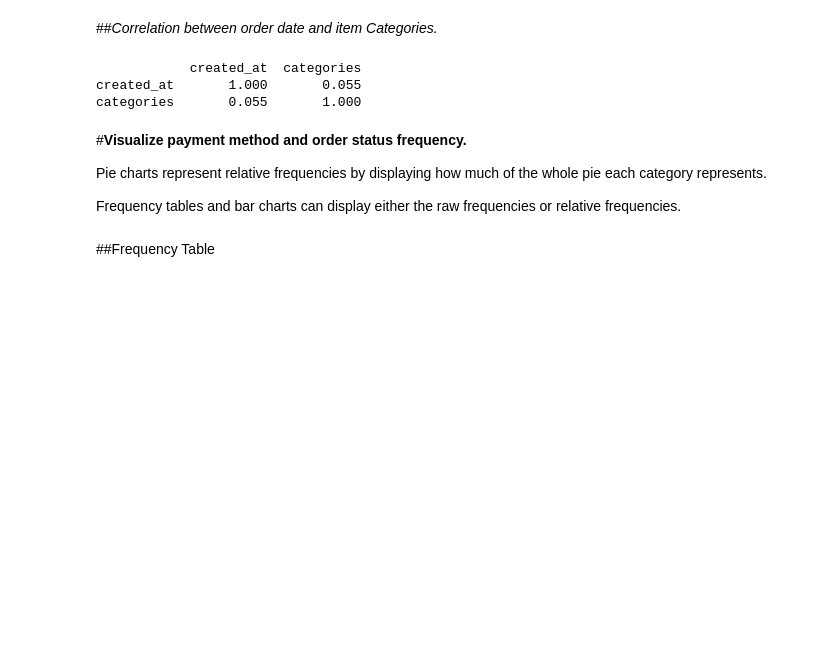
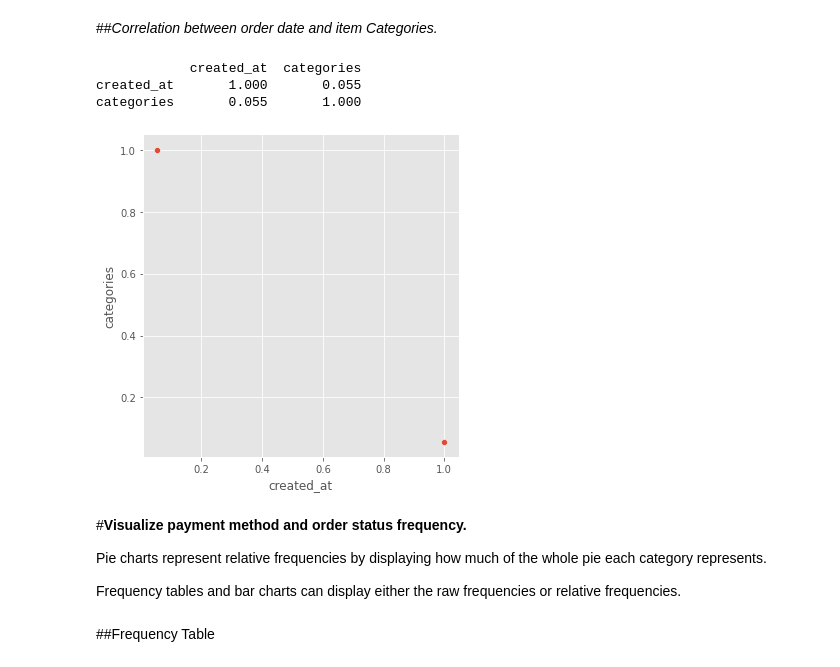
Before and after one commit to 3TInfoTinker/DeepLearningHandsOn, a Jupyter notebook: DLProj1Ecomerce.ipynb, the cells around one changed output. Saved outputs shown, nothing was run; the diff lists cells and outputs as text; code cells hidden in the pictures; blank space fills up the shorter version.

```diff
--- a/DLProj1Ecomerce.ipynb
+++ b/DLProj1Ecomerce.ipynb
@@ -274,6 +279,11 @@ print(corCrettdCtgrs)
             created_at  categories
 created_at       1.000       0.055
 categories       0.055       1.000
+# %%
+
+sns.relplot(x = "created_at", y = "categories", data = corCrettdCtgrs);
+# %% [output]
+[figure, added]
 # %% [markdown]
 #**Visualize payment method and order status frequency.**
 
```
Also changed, not shown: parts of 18 cells of this notebook.
